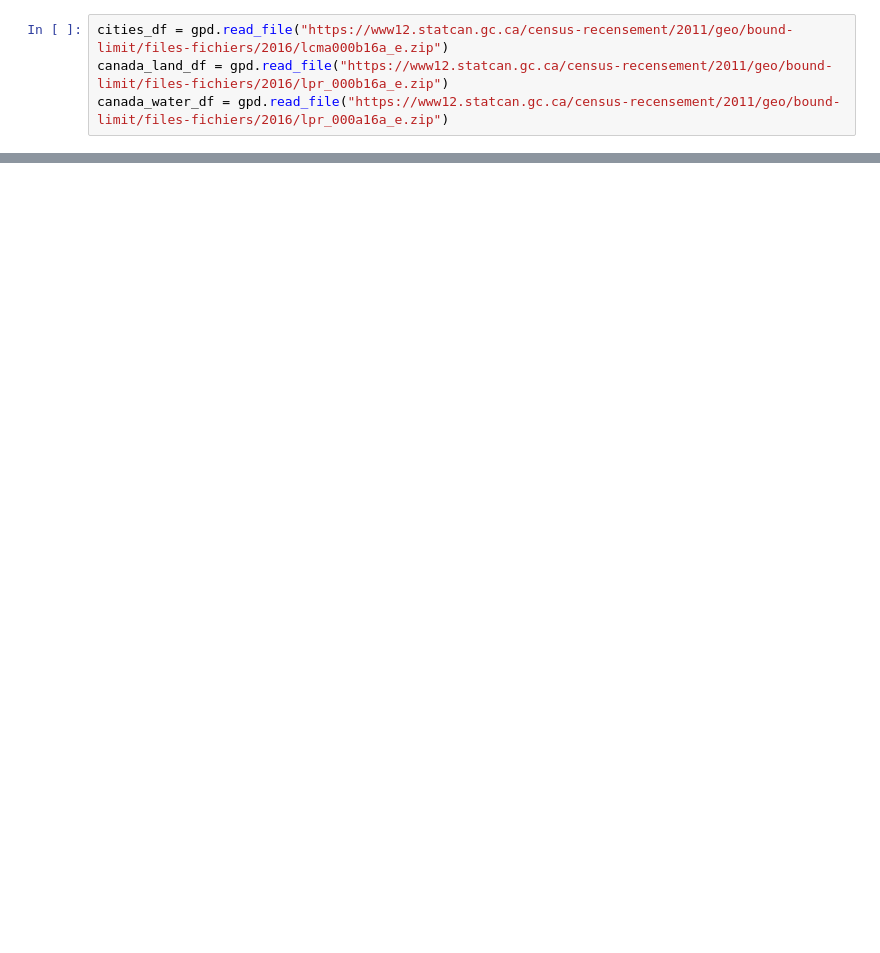
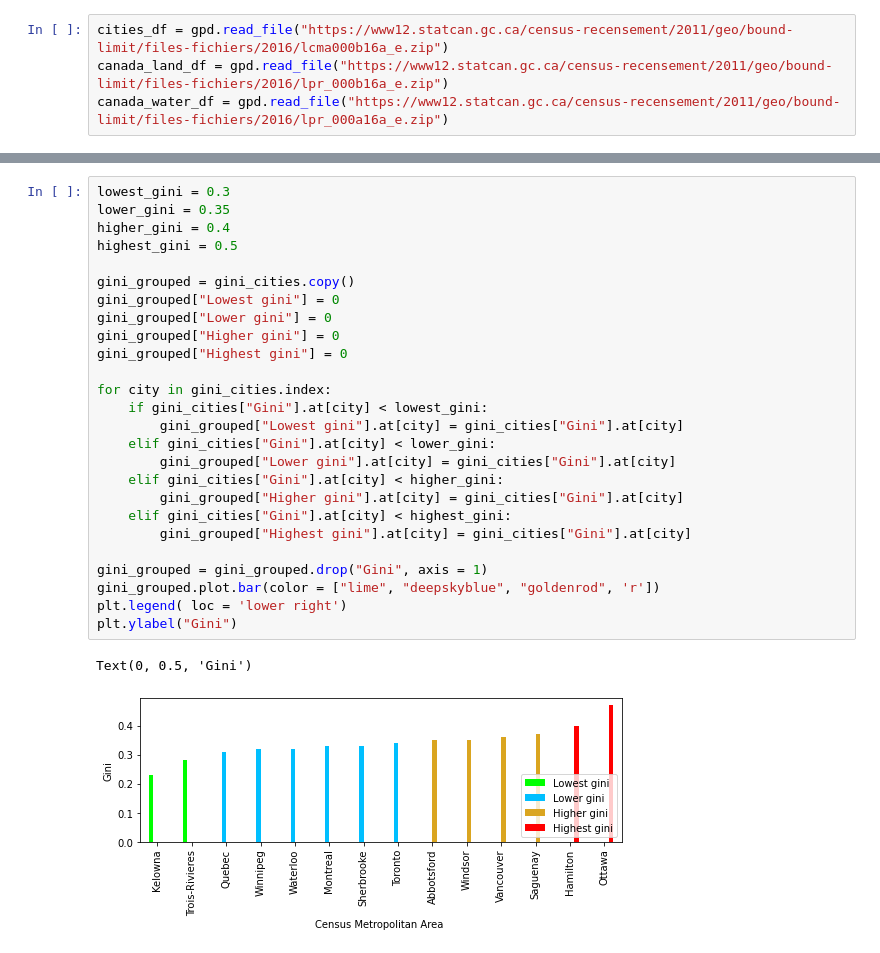
Before and after one commit to EliBCC/Ginis-Smoke, a Jupyter notebook: FinalPaper.ipynb, the cells around one changed output, grey strips where cells are left out. Saved outputs shown, nothing was run; the diff lists cells and outputs as text; blank space fills up the shorter version.

```diff
--- a/FinalPaper.ipynb
+++ b/FinalPaper.ipynb
@@ -173,0 +185,29 @@ aq_vs_health.plot.scatter(x = "Annual.mean", y = "Asthma (%)")
+# %%
+lowest_gini = 0.3
+lower_gini = 0.35
+higher_gini = 0.4
+highest_gini = 0.5
+
+gini_grouped = gini_cities.copy()
+gini_grouped["Lowest gini"] = 0
+gini_grouped["Lower gini"] = 0
+gini_grouped["Higher gini"] = 0
+gini_grouped["Highest gini"] = 0
+
+for city in gini_cities.index:
+    if gini_cities["Gini"].at[city] < lowest_gini:
+        gini_grouped["Lowest gini"].at[city] = gini_cities["Gini"].at[city]
+    elif gini_cities["Gini"].at[city] < lower_gini:
+        gini_grouped["Lower gini"].at[city] = gini_cities["Gini"].at[city]
+    elif gini_cities["Gini"].at[city] < higher_gini:
+        gini_grouped["Higher gini"].at[city] = gini_cities["Gini"].at[city]
+    elif gini_cities["Gini"].at[city] < highest_gini:
+        gini_grouped["Highest gini"].at[city] = gini_cities["Gini"].at[city]
+
+gini_grouped = gini_grouped.drop("Gini", axis = 1)
+gini_grouped.plot.bar(color = ["lime", "deepskyblue", "goldenrod", 'r'])
+plt.legend( loc = 'lower right')
+plt.ylabel("Gini")
+# %% [output]
+Text(0, 0.5, 'Gini')
+[figure, added]
```
Also changed, not shown: parts of 29 cells of this notebook.
